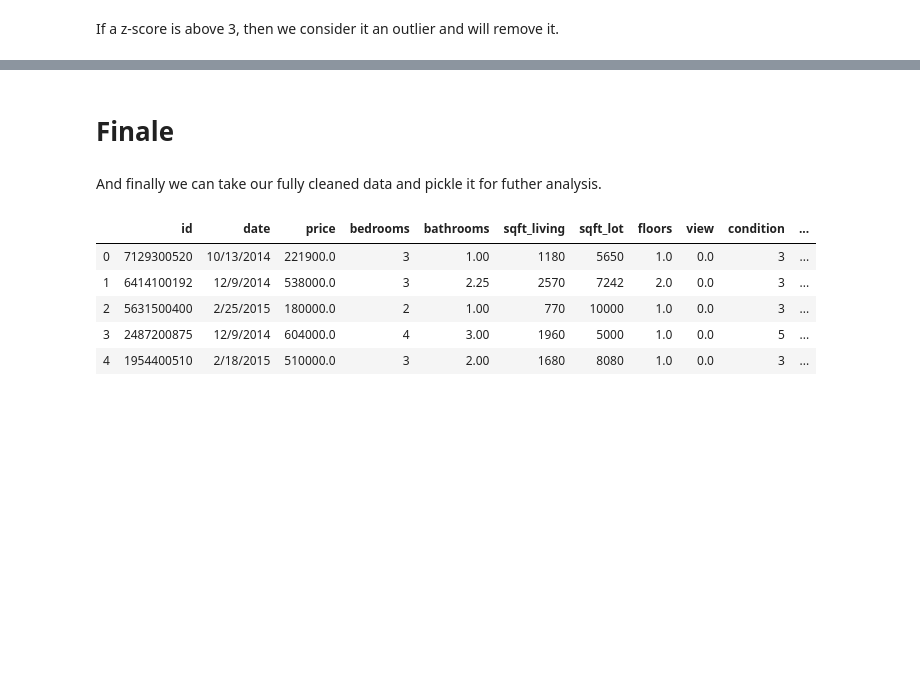
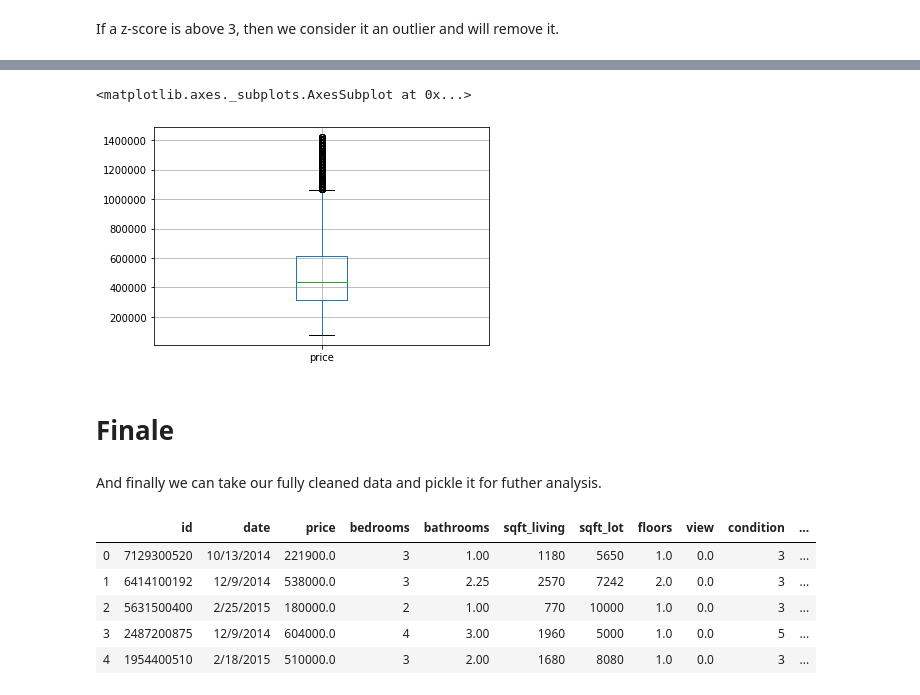
Before and after one commit to jonnelbenjamin/coachmod4project, a Jupyter notebook: 2_data_cleaning.ipynb, the cells around one changed output, grey strips where cells are left out. Saved outputs shown, nothing was run; the diff lists cells and outputs as text; code cells hidden in the pictures; blank space fills up the shorter version.

```diff
--- a/2_data_cleaning.ipynb
+++ b/2_data_cleaning.ipynb
@@ -114,3 +142,9 @@ Removed outliers from these columns:['bathrooms', 'bedrooms']
+# %%
+# Look! We still have outliers for price!!
+kcdf.boxplot(column='price')
+# %% [output]
+<matplotlib.axes._subplots.AxesSubplot at 0x...>
+[figure, added]
 # %% [markdown]
 # Finale
 # %% [markdown]
```
Also changed, not shown: parts of 18 cells of this notebook, 4 other files.
